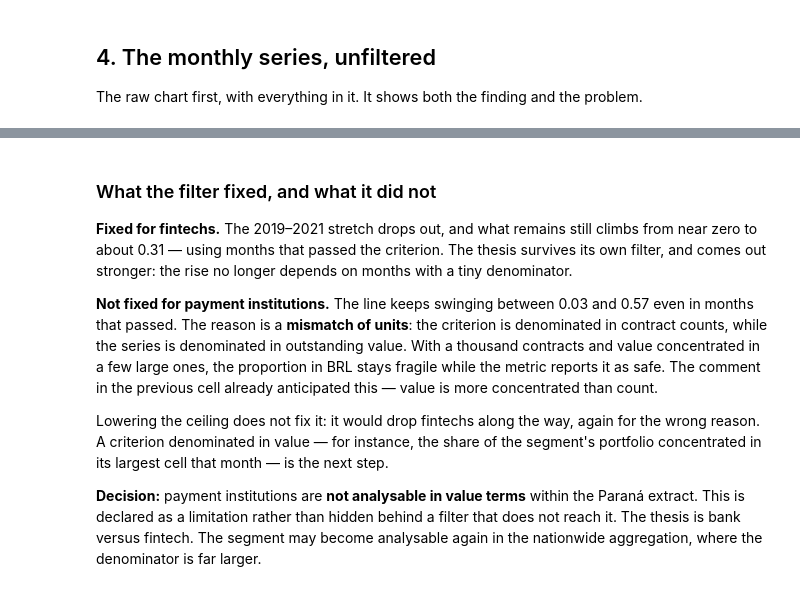
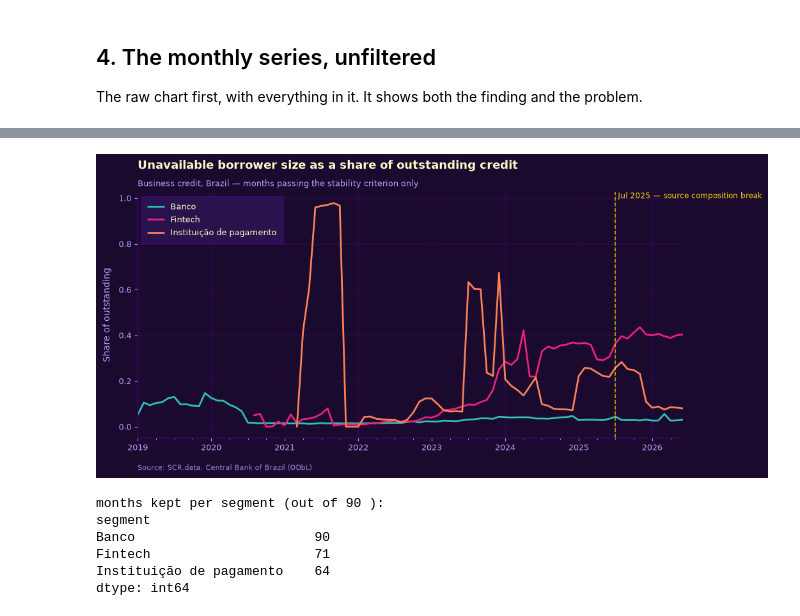
Before and after one commit to msitta/creditlens, a Jupyter notebook: notebooks/01_unavailable_size.ipynb, the cells around one changed output, grey strips where cells are left out. Cells and saved outputs as stored; diff of their text form; code cells hidden in the pictures.

```diff
--- a/notebooks/01_unavailable_size.ipynb
+++ b/notebooks/01_unavailable_size.ipynb
@@ -232,37 +712,23 @@ was queued for investigation.
 # %%
 eligible = shift <= CEILING_PP
 filtered = series.where(eligible[series.columns])
 
 fig, ax = style.figure('Unavailable borrower size as a share of outstanding credit',
-                        'Share of outstanding',
-                        subtitle='Corporate credit, Paraná — months passing the stability criterion only')
+                       'Share of outstanding',
+                       subtitle='Business credit, Brazil — months passing the stability criterion only')
 filtered.plot(ax=ax, color=style.colors(filtered.columns))
+style.mark(ax, pd.Timestamp('2025-07-31'),
+           'Jul 2025 — source composition break')
 style.finalize(ax, 'Source: SCR.data, Central Bank of Brazil (ODbL)')
 plt.show()
 
-print('months kept per segment:')
+print('months kept per segment (out of', len(series), '):')
 print(eligible[series.columns].sum())
+# %% [output]
+[figure, added]
+months kept per segment (out of 90 ):
+segment
+Banco                       90
+Fintech                     71
+Instituição de pagamento    64
+dtype: int64
-# %% [markdown]
-### What the filter fixed, and what it did not
-
-**Fixed for fintechs.** The 2019–2021 stretch drops out, and what remains still
-climbs from near zero to about 0.31 — using months that passed the criterion. The
-thesis survives its own filter, and comes out stronger: the rise no longer depends
-on months with a tiny denominator.
-
-**Not fixed for payment institutions.** The line keeps swinging between 0.03 and
-0.57 even in months that passed. The reason is a **mismatch of units**: the criterion
-is denominated in contract counts, while the series is denominated in outstanding
-value. With a thousand contracts and value concentrated in a few large ones, the
-proportion in BRL stays fragile while the metric reports it as safe. The comment in
-the previous cell already anticipated this — value is more concentrated than count.
-
-Lowering the ceiling does not fix it: it would drop fintechs along the way, again
-for the wrong reason. A criterion denominated in value — for instance, the share of
-the segment's portfolio concentrated in its largest cell that month — is the next
-step.
-
-**Decision:** payment institutions are **not analysable in value terms** within the
-Paraná extract. This is declared as a limitation rather than hidden behind a filter
-that does not reach it. The thesis is bank versus fintech. The segment may become
-analysable again in the nationwide aggregation, where the denominator is far larger.
```
Also changed, not shown: parts of 38 cells of this notebook, 5 other files.
